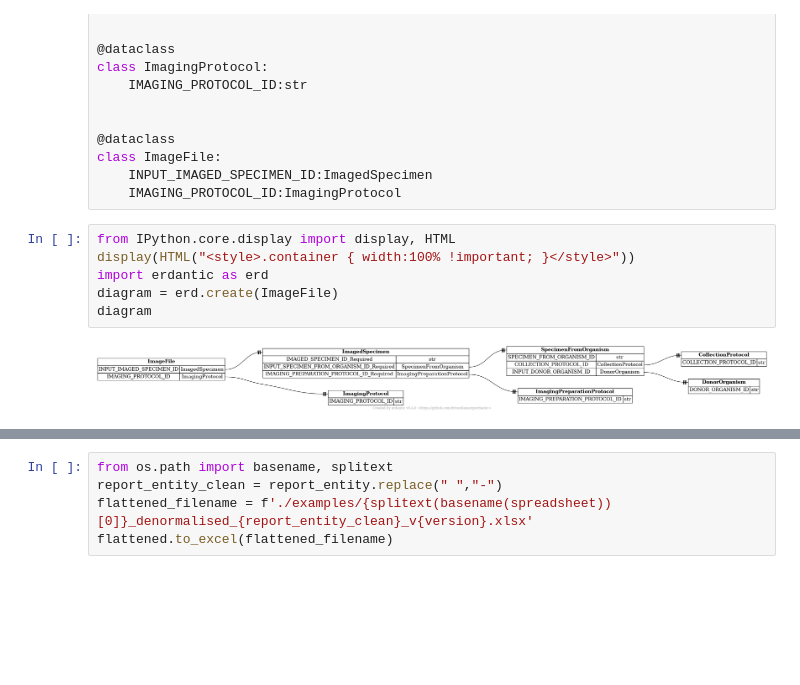
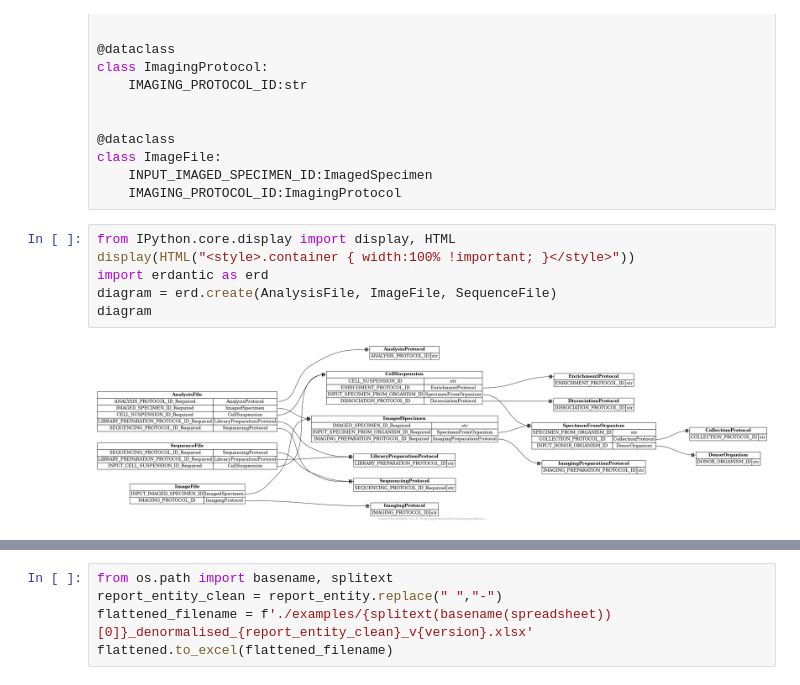
Before and after one commit to ebi-ait/hca-ebi-dev-team, a Jupyter notebook: scripts/metadata-spreadsheet-by-file/HCA Project Metadata Spreadsheet.ipynb, the cells around one changed output, grey strips where cells are left out. Cells and saved outputs as stored; diff of their text form; blank space fills up the shorter version.

```diff
--- a/scripts/metadata-spreadsheet-by-file/HCA Project Metadata Spreadsheet.ipynb
+++ b/scripts/metadata-spreadsheet-by-file/HCA Project Metadata Spreadsheet.ipynb
@@ -110,9 +107,9 @@ class ImageFile:
 # %%
 from IPython.core.display import display, HTML
 display(HTML("<style>.container { width:100% !important; }</style>"))
 import erdantic as erd
-diagram = erd.create(ImageFile)
+diagram = erd.create(AnalysisFile, ImageFile, SequenceFile)
 diagram
 # %% [output]
-[figure, old version]
+[figure, new version]
 # %%
```
Also changed, not shown: parts of 11 cells of this notebook, 1 other file.
